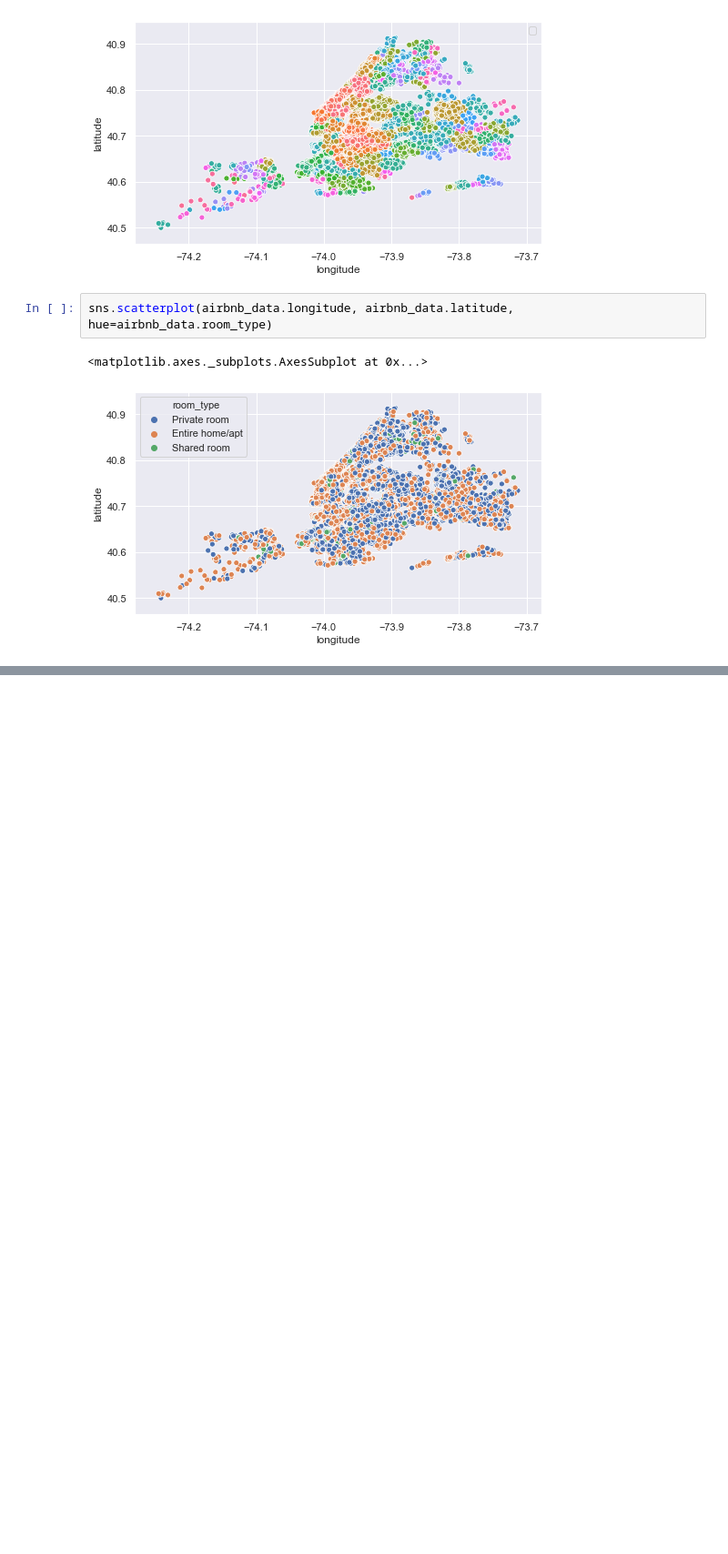
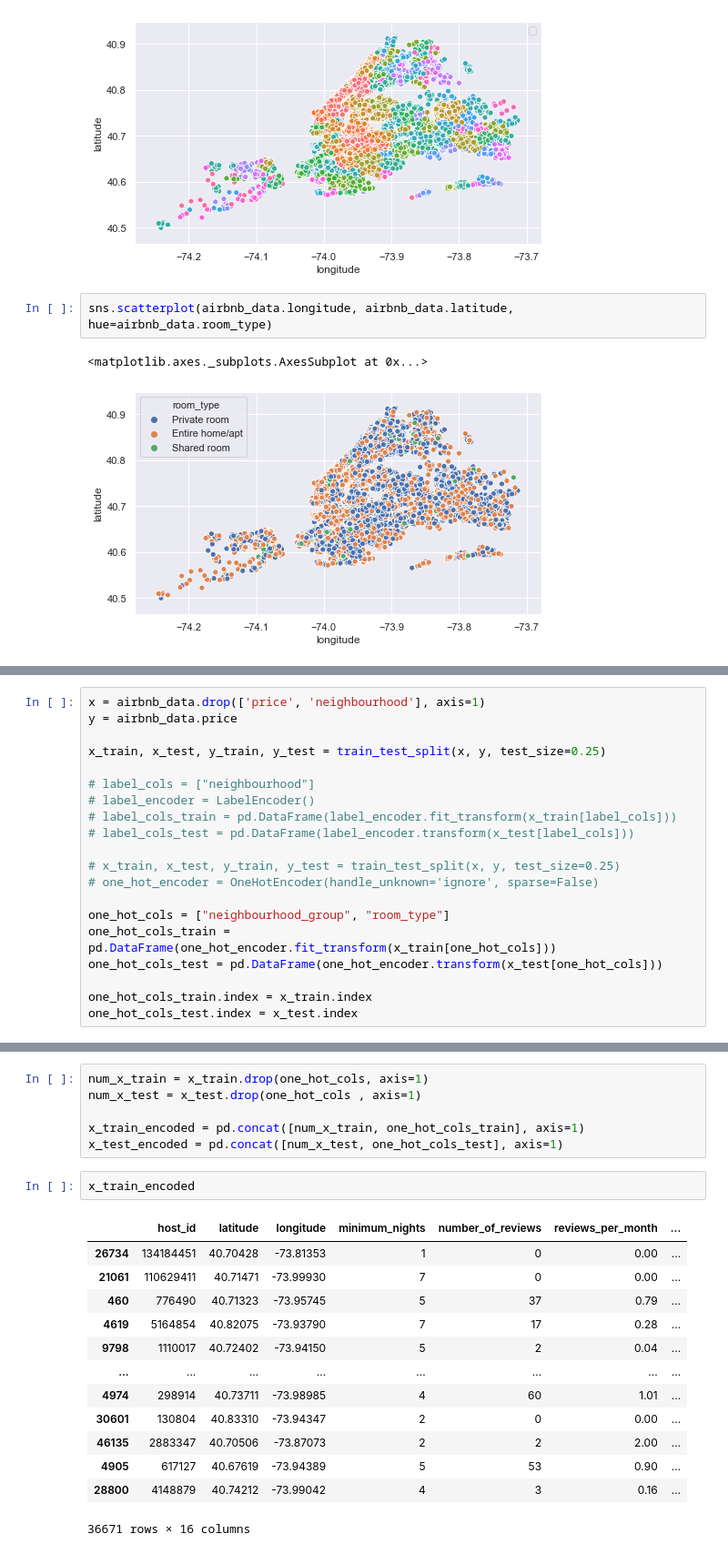
Before and after one commit to aleksanp/airbnb-prices, a Jupyter notebook: airbnb_learning.ipynb, the cells around one changed output, grey strips where cells are left out. Shown at 91% size. Saved outputs shown, nothing was run; the diff lists cells and outputs as text; blank space fills up the shorter version.

```diff
--- a/airbnb_learning.ipynb
+++ b/airbnb_learning.ipynb
@@ -266,0 +408,20 @@ sns.scatterplot(airbnb_data.longitude, airbnb_data.latitude, hue=airbnb_data.roo
+# %%
+x = airbnb_data.drop(['price', 'neighbourhood'], axis=1)
+y = airbnb_data.price
+
+x_train, x_test, y_train, y_test = train_test_split(x, y, test_size=0.25)
+
+# label_cols = ["neighbourhood"]
+# label_encoder = LabelEncoder()
+# label_cols_train = pd.DataFrame(label_encoder.fit_transform(x_train[label_cols]))
+# label_cols_test = pd.DataFrame(label_encoder.transform(x_test[label_cols]))
+
+# x_train, x_test, y_train, y_test = train_test_split(x, y, test_size=0.25)
+# one_hot_encoder = OneHotEncoder(handle_unknown='ignore', sparse=False)
+
+one_hot_cols = ["neighbourhood_group", "room_type"]
+one_hot_cols_train = pd.DataFrame(one_hot_encoder.fit_transform(x_train[one_hot_cols]))
+one_hot_cols_test = pd.DataFrame(one_hot_encoder.transform(x_test[one_hot_cols]))
+
+one_hot_cols_train.index = x_train.index
+one_hot_cols_test.index = x_test.index
@@ -266,0 +434,22 @@ sns.scatterplot(airbnb_data.longitude, airbnb_data.latitude, hue=airbnb_data.roo
+# %%
+num_x_train = x_train.drop(one_hot_cols, axis=1)
+num_x_test = x_test.drop(one_hot_cols , axis=1)
+
+x_train_encoded = pd.concat([num_x_train, one_hot_cols_train], axis=1)
+x_test_encoded = pd.concat([num_x_test, one_hot_cols_test], axis=1)
+# %%
+x_train_encoded
+# %% [output]
+|  | host_id | latitude | longitude | minimum_nights | number_of_reviews | reviews_per_month | ... |
+| 26734 | 134184451 | 40.70428 | -73.81353 | 1 | 0 | 0.00 | ... |
+| 21061 | 110629411 | 40.71471 | -73.99930 | 7 | 0 | 0.00 | ... |
+| 460 | 776490 | 40.71323 | -73.95745 | 5 | 37 | 0.79 | ... |
+| 4619 | 5164854 | 40.82075 | -73.93790 | 7 | 17 | 0.28 | ... |
+| 9798 | 1110017 | 40.72402 | -73.94150 | 5 | 2 | 0.04 | ... |
+| ... | ... | ... | ... | ... | ... | ... | ... |
+| 4974 | 298914 | 40.73711 | -73.98985 | 4 | 60 | 1.01 | ... |
+| 30601 | 130804 | 40.83310 | -73.94347 | 2 | 0 | 0.00 | ... |
+| 46135 | 2883347 | 40.70506 | -73.87073 | 2 | 2 | 2.00 | ... |
+| 4905 | 617127 | 40.67619 | -73.94389 | 5 | 53 | 0.90 | ... |
+| 28800 | 4148879 | 40.74212 | -73.99042 | 4 | 3 | 0.16 | ... |
+36671 rows × 16 columns
```
Also changed, not shown: parts of 33 cells of this notebook.
